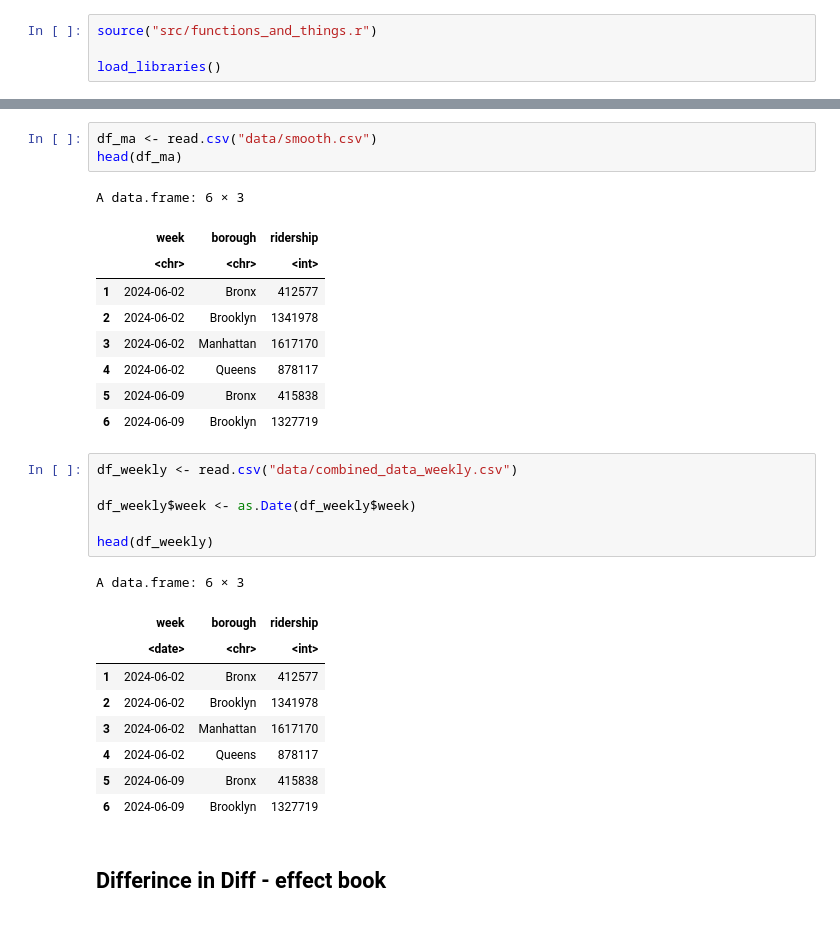
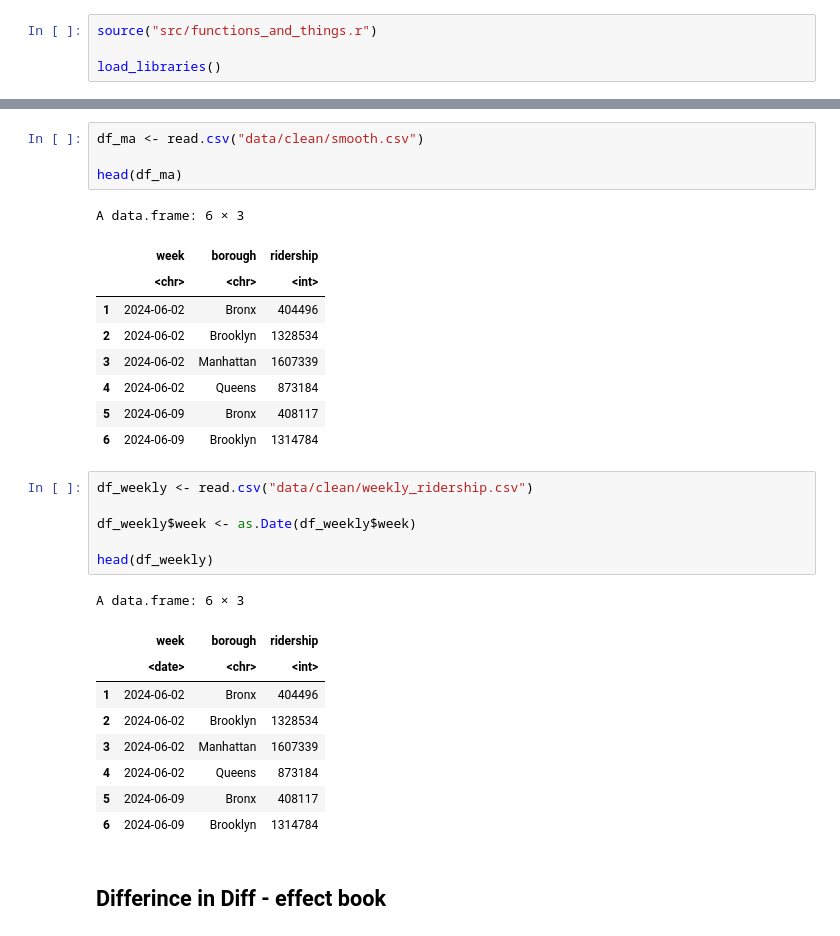
Before and after one commit to lily-harper/statsproject, a Jupyter notebook: notebooks/3_did _stuff.ipynb, the cells around one changed output, grey strips where cells are left out. Drawn from its saved outputs; the diff is of its cells as text.

```diff
--- a/notebooks/3_did _stuff.ipynb
+++ b/notebooks/3_did _stuff.ipynb
@@ -24,18 +111,19 @@ A data.frame: 6 × 3
 # %%
-df_ma <- read.csv("data/smooth.csv")
+df_ma <- read.csv("data/clean/smooth.csv")
+
 head(df_ma)
 # %% [output]
 A data.frame: 6 × 3
 |  | week | borough | ridership |
 |  | <chr> | <chr> | <int> |
-| 1 | 2024-06-02 | Bronx | 412577 |
-| 2 | 2024-06-02 | Brooklyn | 1341978 |
-| 3 | 2024-06-02 | Manhattan | 1617170 |
-| 4 | 2024-06-02 | Queens | 878117 |
-| 5 | 2024-06-09 | Bronx | 415838 |
-| 6 | 2024-06-09 | Brooklyn | 1327719 |
+| 1 | 2024-06-02 | Bronx | 404496 |
+| 2 | 2024-06-02 | Brooklyn | 1328534 |
+| 3 | 2024-06-02 | Manhattan | 1607339 |
+| 4 | 2024-06-02 | Queens | 873184 |
+| 5 | 2024-06-09 | Bronx | 408117 |
+| 6 | 2024-06-09 | Brooklyn | 1314784 |
 # %%
-df_weekly <- read.csv("data/combined_data_weekly.csv")
+df_weekly <- read.csv("data/clean/weekly_ridership.csv")
 
 df_weekly$week <- as.Date(df_weekly$week)
 
@@ -44,12 +132,12 @@ head(df_weekly)
 A data.frame: 6 × 3
 |  | week | borough | ridership |
 |  | <date> | <chr> | <int> |
-| 1 | 2024-06-02 | Bronx | 412577 |
-| 2 | 2024-06-02 | Brooklyn | 1341978 |
-| 3 | 2024-06-02 | Manhattan | 1617170 |
-| 4 | 2024-06-02 | Queens | 878117 |
-| 5 | 2024-06-09 | Bronx | 415838 |
-| 6 | 2024-06-09 | Brooklyn | 1327719 |
+| 1 | 2024-06-02 | Bronx | 404496 |
+| 2 | 2024-06-02 | Brooklyn | 1328534 |
+| 3 | 2024-06-02 | Manhattan | 1607339 |
+| 4 | 2024-06-02 | Queens | 873184 |
+| 5 | 2024-06-09 | Bronx | 408117 |
+| 6 | 2024-06-09 | Brooklyn | 1314784 |
 # %% [markdown]
 ## Differince in Diff - effect book
 # %% [markdown]
```
Also changed, not shown: parts of 23 cells of this notebook, 6 other files.
